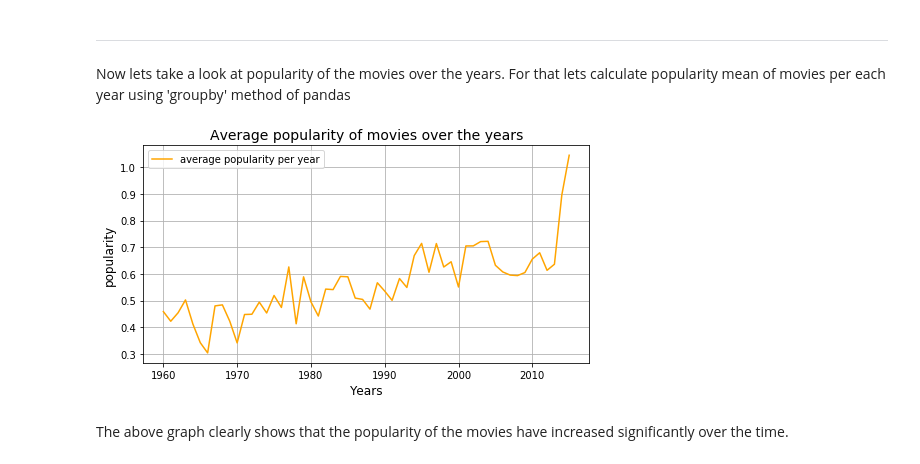
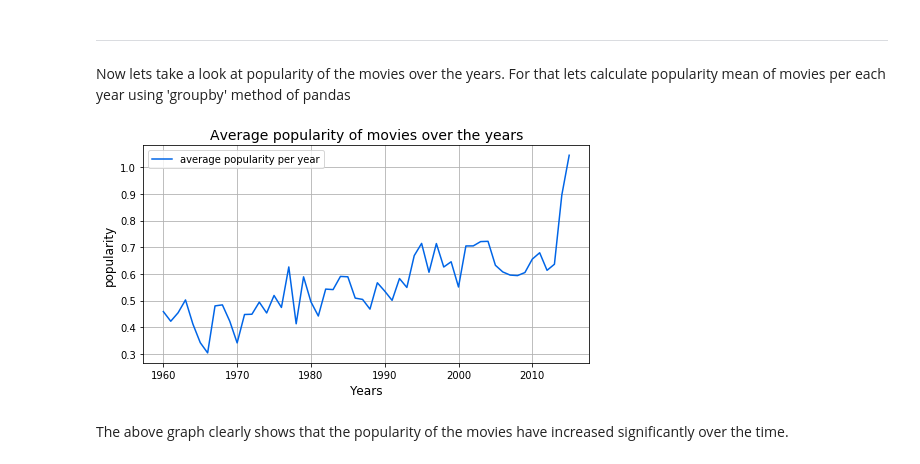
Before and after one commit to dhruv-3d/tinkering, a Jupyter notebook: started_from_the_bottom.ipynb, the cells around one changed output. Saved outputs shown, nothing was run; the diff lists cells and outputs as text; code cells hidden in the pictures.

```diff
--- a/started_from_the_bottom.ipynb
+++ b/started_from_the_bottom.ipynb
@@ -183,14 +183,14 @@ For that lets calculate popularity mean of movies per each year using 'groupby'
 pop_info = df.groupby(['release_year'])['popularity'].mean()
 # %%
 plt.figure(figsize=(8,4))
-plt.plot(pop_info.index, pop_info.values, label='average popularity per year', color='orange');
+plt.plot(pop_info.index, pop_info.values, label='average popularity per year', color='#0065e7');
 plt.title('Average popularity of movies over the years', size=14)
 plt.xlabel('Years', size=12)
 plt.ylabel('popularity', size=12)
 plt.legend()
 plt.grid()
 # %% [output]
-[figure, old version]
+[figure, new version]
 # %% [markdown]
 The above graph clearly shows that the popularity of the movies have increased significantly over the time.
 # %% [markdown]
```
Also changed, not shown: parts of 8 cells of this notebook.
